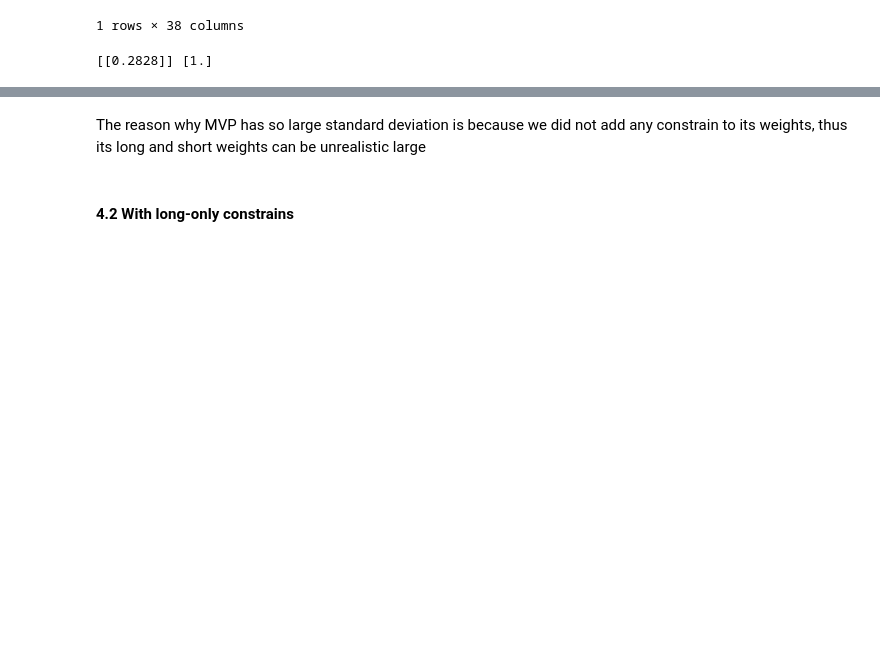
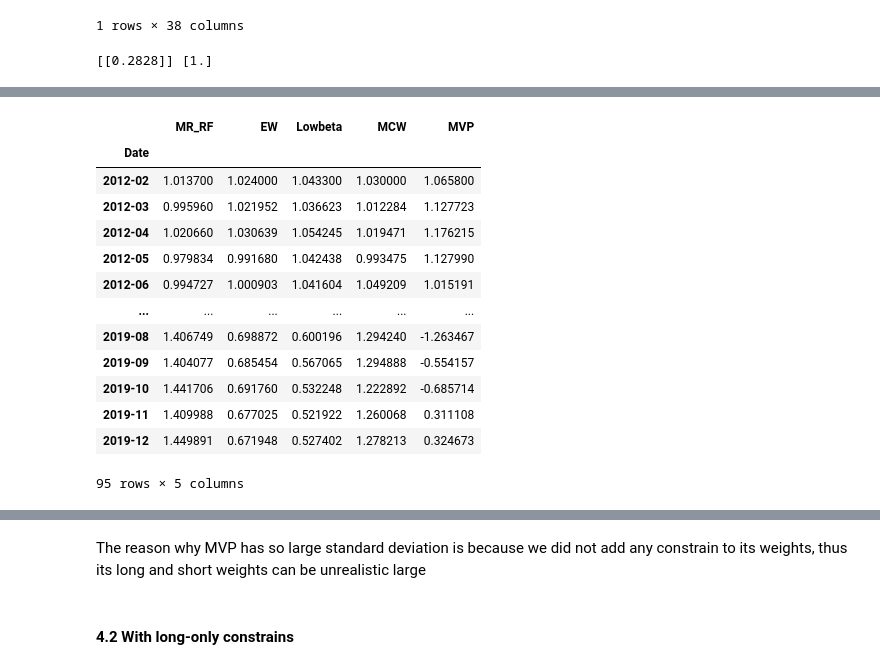
Before and after one commit to runxinlin/Research_Codes_2022, a Jupyter notebook: Python_V3.ipynb, the cells around one changed output, grey strips where cells are left out. Cells and saved outputs as stored; diff of their text form; code cells hidden in the pictures; blank space fills up the shorter version.

```diff
--- a/Python_V3.ipynb
+++ b/Python_V3.ipynb
@@ -605 +616,18 @@ df_portfolio
 95 rows × 5 columns
+# %%
+(df_portfolio+1).cumprod()
+# %% [output]
+|  | MR_RF | EW | Lowbeta | MCW | MVP |
+| Date |  |  |  |  |  |
+| 2012-02 | 1.013700 | 1.024000 | 1.043300 | 1.030000 | 1.065800 |
+| 2012-03 | 0.995960 | 1.021952 | 1.036623 | 1.012284 | 1.127723 |
+| 2012-04 | 1.020660 | 1.030639 | 1.054245 | 1.019471 | 1.176215 |
+| 2012-05 | 0.979834 | 0.991680 | 1.042438 | 0.993475 | 1.127990 |
+| 2012-06 | 0.994727 | 1.000903 | 1.041604 | 1.049209 | 1.015191 |
+| ... | ... | ... | ... | ... | ... |
+| 2019-08 | 1.406749 | 0.698872 | 0.600196 | 1.294240 | -1.263467 |
+| 2019-09 | 1.404077 | 0.685454 | 0.567065 | 1.294888 | -0.554157 |
+| 2019-10 | 1.441706 | 0.691760 | 0.532248 | 1.222892 | -0.685714 |
+| 2019-11 | 1.409988 | 0.677025 | 0.521922 | 1.260068 | 0.311108 |
+| 2019-12 | 1.449891 | 0.671948 | 0.527402 | 1.278213 | 0.324673 |
+95 rows × 5 columns
```
Also changed, not shown: parts of 10 cells of this notebook, 1 other file.
